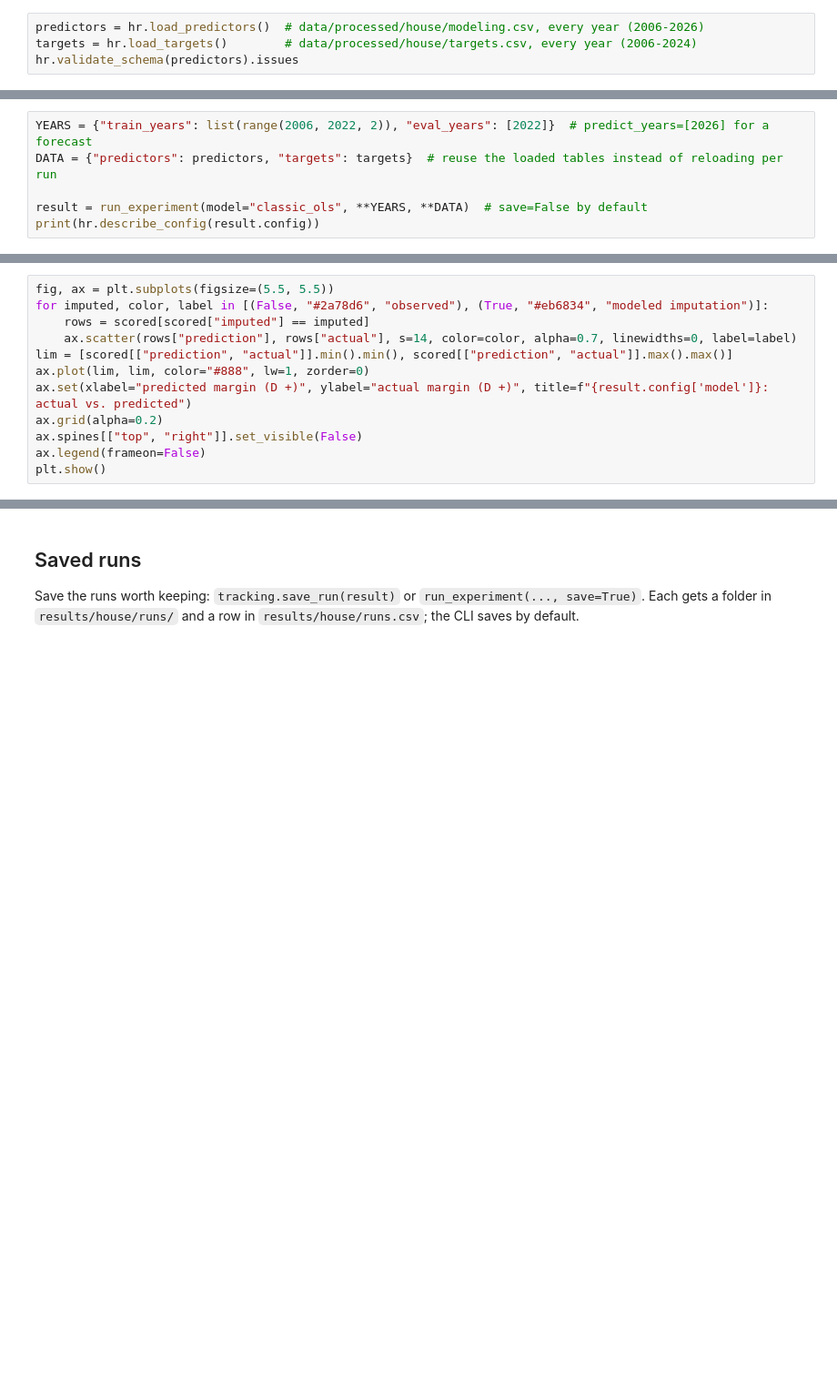
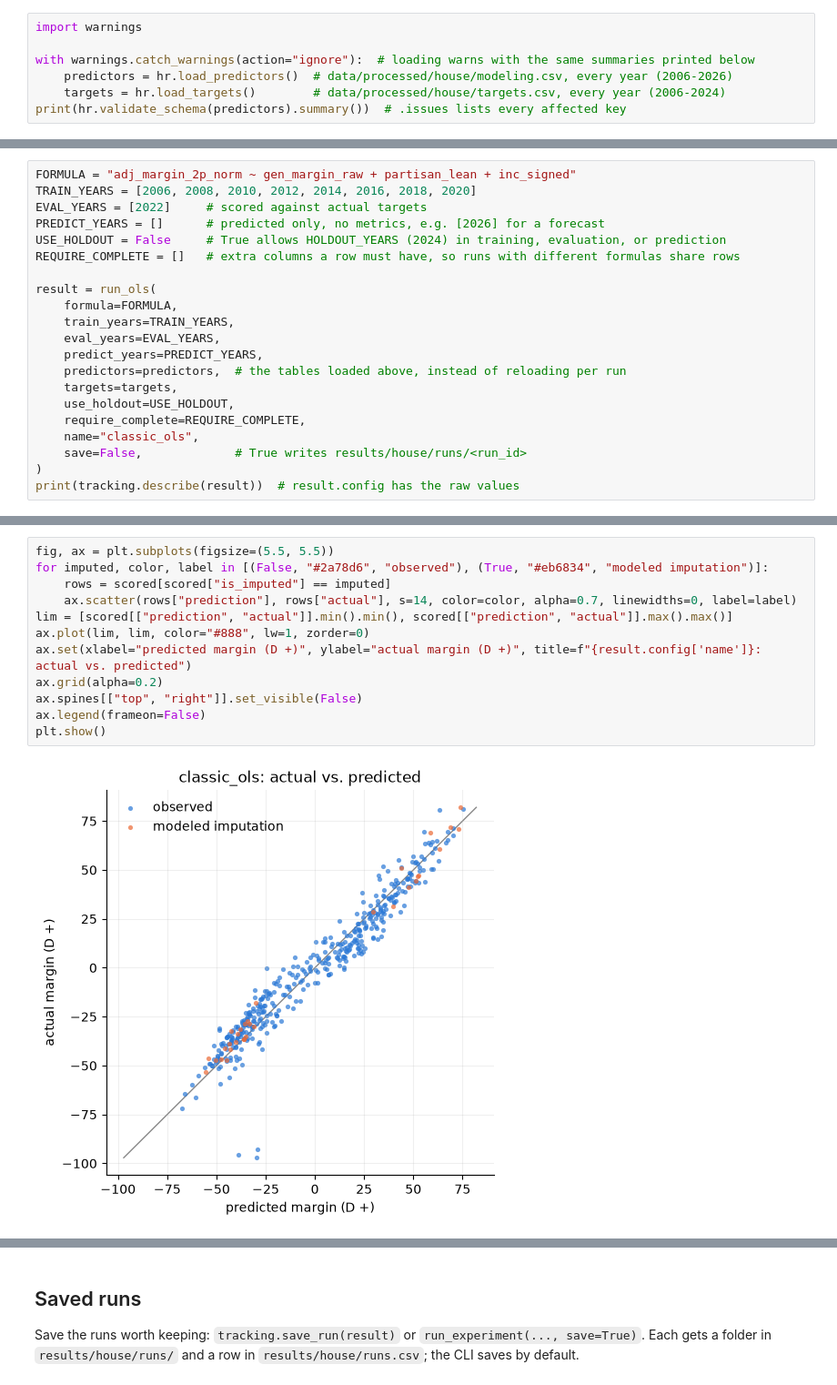
Before and after one commit to elijahsong/election-2026, a Jupyter notebook: notebooks/house/01_regression.ipynb, the cells around one changed output, grey strips where cells are left out. Shown at 91% size. Cells and saved outputs as stored; diff of their text form; blank space fills up the shorter version.

Commit message:
better experiments

```diff
--- a/notebooks/house/01_regression.ipynb
+++ b/notebooks/house/01_regression.ipynb
@@ -20,4 +20,7 @@ from experiments.house.run import run_experiment
 # %%
-predictors = hr.load_predictors()  # data/processed/house/modeling.csv, every year (2006-2026)
-targets = hr.load_targets()        # data/processed/house/targets.csv, every year (2006-2024)
-hr.validate_schema(predictors).issues
+import warnings
+
+with warnings.catch_warnings(action="ignore"):  # loading warns with the same summaries printed below
+    predictors = hr.load_predictors()  # data/processed/house/modeling.csv, every year (2006-2026)
+    targets = hr.load_targets()        # data/processed/house/targets.csv, every year (2006-2024)
+print(hr.validate_schema(predictors).summary())  # .issues lists every affected key
@@ -26,6 +34,21 @@ hr.validate_schema(targets, schema=hr.TARGETS_SCHEMA).issues
 # %%
-YEARS = {"train_years": list(range(2006, 2022, 2)), "eval_years": [2022]}  # predict_years=[2026] for a forecast
-DATA = {"predictors": predictors, "targets": targets}  # reuse the loaded tables instead of reloading per run
+FORMULA = "adj_margin_2p_norm ~ gen_margin_raw + partisan_lean + inc_signed"
+TRAIN_YEARS = [2006, 2008, 2010, 2012, 2014, 2016, 2018, 2020]
+EVAL_YEARS = [2022]     # scored against actual targets
+PREDICT_YEARS = []      # predicted only, no metrics, e.g. [2026] for a forecast
+USE_HOLDOUT = False     # True allows HOLDOUT_YEARS (2024) in training, evaluation, or prediction
+REQUIRE_COMPLETE = []   # extra columns a row must have, so runs with different formulas share rows
 
-result = run_experiment(model="classic_ols", **YEARS, **DATA)  # save=False by default
-print(hr.describe_config(result.config))
+result = run_ols(
+    formula=FORMULA,
+    train_years=TRAIN_YEARS,
+    eval_years=EVAL_YEARS,
+    predict_years=PREDICT_YEARS,
+    predictors=predictors,  # the tables loaded above, instead of reloading per run
+    targets=targets,
+    use_holdout=USE_HOLDOUT,
+    require_complete=REQUIRE_COMPLETE,
+    name="classic_ols",
+    save=False,             # True writes results/house/runs/<run_id>
+)
+print(tracking.describe(result))  # result.config has the raw values
@@ -44,15 +150,17 @@ scored.groupby("imputed")["residual"].describe()  # residual = actual - predicti
 # %%
 fig, ax = plt.subplots(figsize=(5.5, 5.5))
 for imputed, color, label in [(False, "#2a78d6", "observed"), (True, "#eb6834", "modeled imputation")]:
-    rows = scored[scored["imputed"] == imputed]
+    rows = scored[scored["is_imputed"] == imputed]
     ax.scatter(rows["prediction"], rows["actual"], s=14, color=color, alpha=0.7, linewidths=0, label=label)
 lim = [scored[["prediction", "actual"]].min().min(), scored[["prediction", "actual"]].max().max()]
 ax.plot(lim, lim, color="#888", lw=1, zorder=0)
-ax.set(xlabel="predicted margin (D +)", ylabel="actual margin (D +)", title=f"{result.config['model']}: actual vs. predicted")
+ax.set(xlabel="predicted margin (D +)", ylabel="actual margin (D +)", title=f"{result.config['name']}: actual vs. predicted")
 ax.grid(alpha=0.2)
 ax.spines[["top", "right"]].set_visible(False)
 ax.legend(frameon=False)
 plt.show()
+# %% [output]
+[figure, added]
 # %% [markdown]
 ## Ablations and variants (not saved)
 
```
Also changed, not shown: parts of 17 cells of this notebook, 9 other files.
